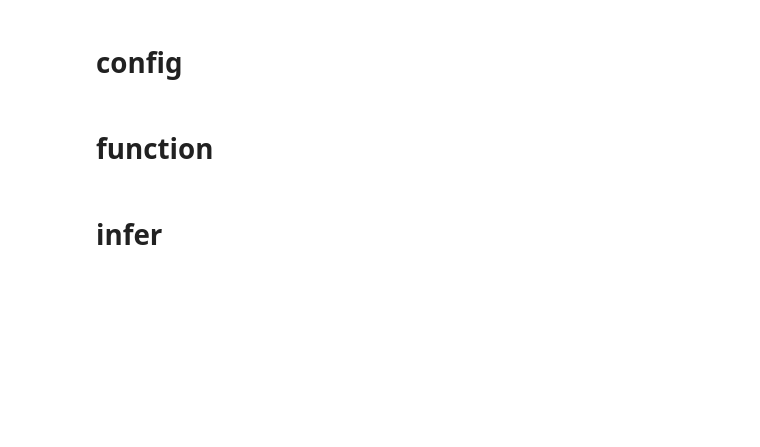
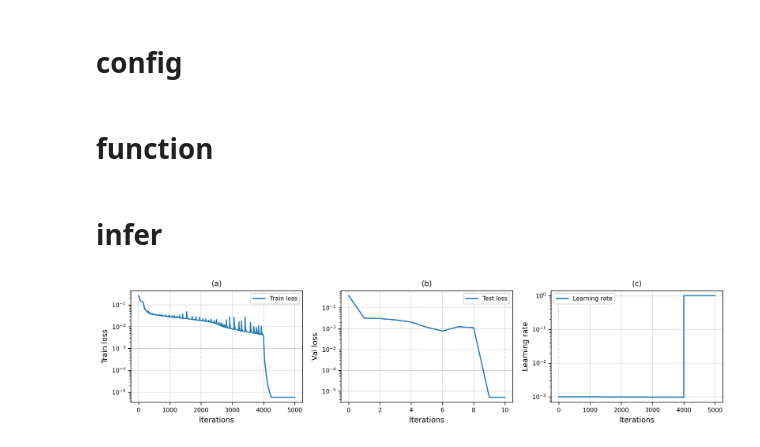
Before and after one commit to HuangYin0514/pinn_vibration, a Jupyter notebook: ex_burgers/analysis/infer.ipynb, the cells around one changed output. Saved outputs shown, nothing was run; the diff lists cells and outputs as text; code cells hidden in the pictures; blank space fills up the shorter version.

```diff
--- a/ex_burgers/analysis/infer.ipynb
+++ b/ex_burgers/analysis/infer.ipynb
@@ -68,34 +68,36 @@ learning_rate = loss_info["learning_rate"]
 
 fig, axs = plt.subplots(1, 3, figsize=(4 * 3, 3 * 1), dpi=Latex_DPI)
 
 subfig = axs[0]
 subfig.set_title("(a)")
 subfig.set_xlabel("Iterations")
 subfig.set_ylabel("Train loss")
 subfig.plot(iterations, train_loss, label="Train loss")
 subfig.set_yscale("log")
 subfig.legend()
 
 subfig = axs[1]
 subfig.set_title("(b)")
 subfig.set_xlabel("Iterations")
 subfig.set_ylabel("Val loss")
 subfig.plot(val_loss, label="Test loss")
 subfig.set_yscale("log")
 subfig.legend()
 
 subfig = axs[2]
 subfig.set_title("(c)")
 subfig.set_xlabel("Iterations")
 subfig.set_ylabel("Learning rate")
 subfig.set_yscale("log")
 subfig.plot(iterations, learning_rate, label="Learning rate")
 subfig.legend()
 
 plt.tight_layout()
 
-path = os.path.join(output_dir, "loss.png")
+path = os.path.join(output_dir, "loss_curve.png")
 plt.savefig(path)
+# %% [output]
+[figure, added]
 # %%
 path = "/home/lbu/project/pinn_vibration/ex_burgers/dataset/burgers_shock.mat"
 data = scipy.io.loadmat(path)
```
Also changed, not shown: parts of 2 cells of this notebook, 48 other files.
